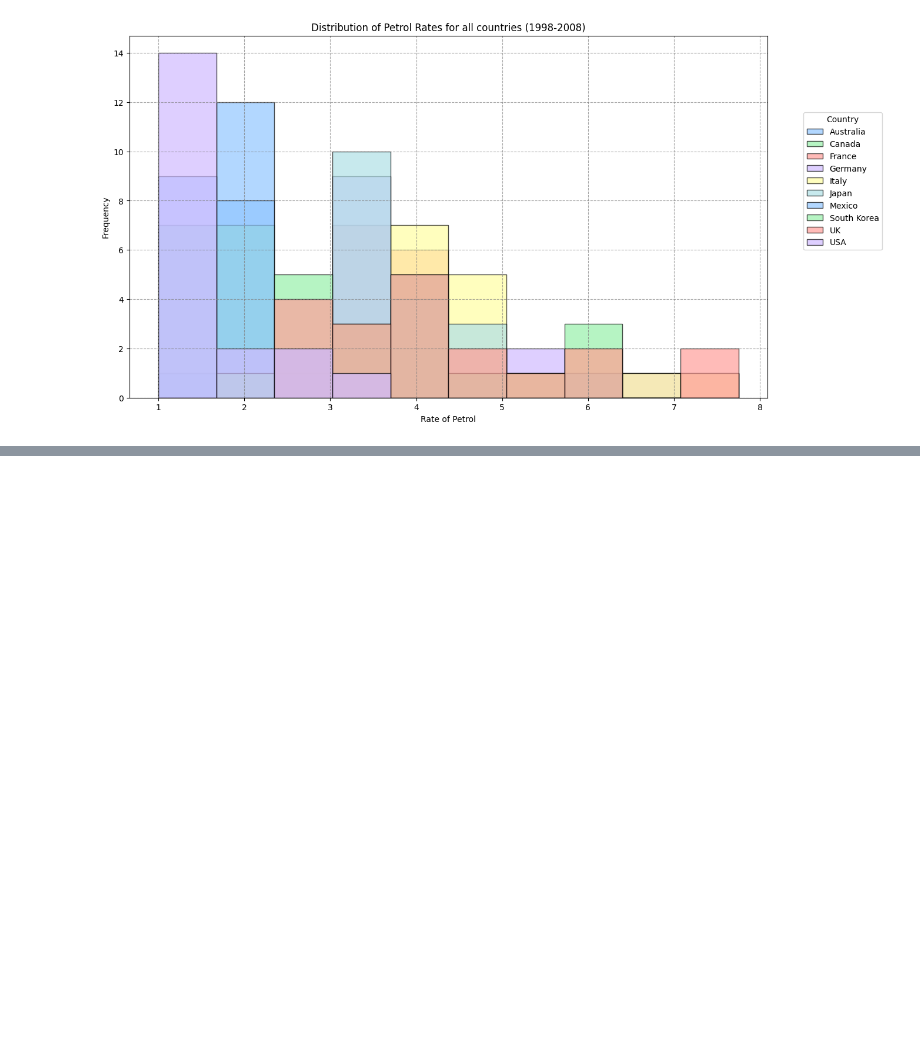
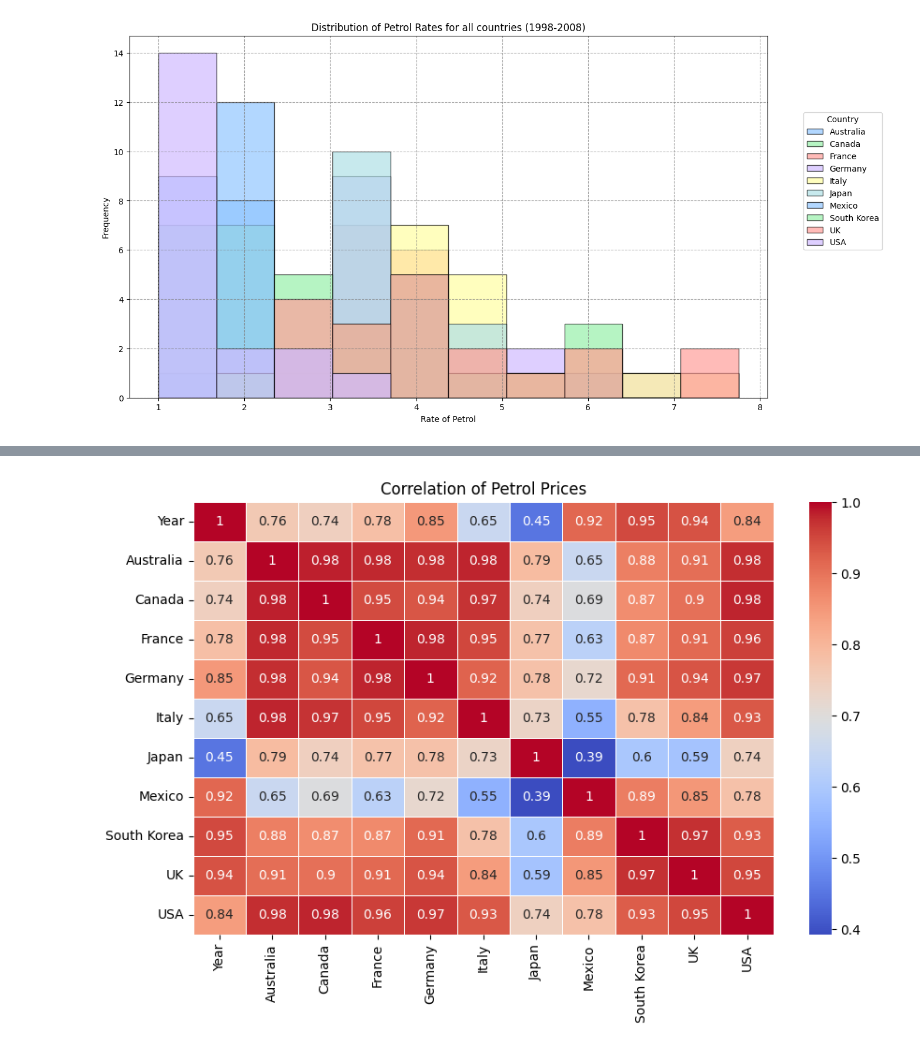
Before and after one commit to ashu-tagore/Data_Science_Basics, a Jupyter notebook: notebooks/03_Data_Visualization.ipynb, the cells around one changed output, grey strips where cells are left out. Saved outputs shown, nothing was run; the diff lists cells and outputs as text; code cells hidden in the pictures; blank space fills up the shorter version.

Commit message:
Completed the study of Correlation Matrix

```diff
--- a/notebooks/03_Data_Visualization.ipynb
+++ b/notebooks/03_Data_Visualization.ipynb
@@ -237,0 +268,9 @@ plt.show()
+# %%
+# My First Correlation Matrix Visualization
+plt.figure(figsize=(10,6))
+correlation = df.corr()
+sns.heatmap(correlation, annot=True, cmap='coolwarm', linewidth=0.5)
+plt.title('Correlation of Petrol Prices')
+plt.show()
+# %% [output]
+[figure, added]
```
Also changed, not shown: parts of 1 cell of this notebook.
